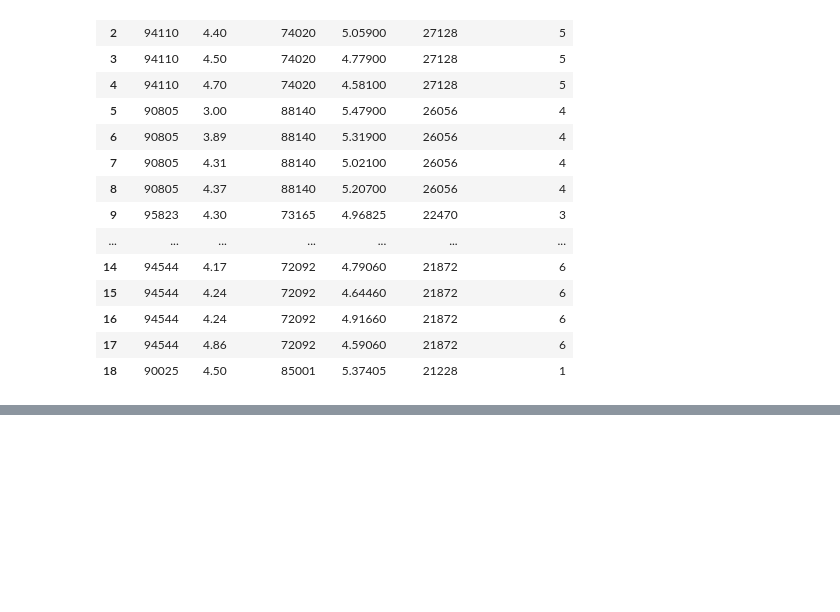
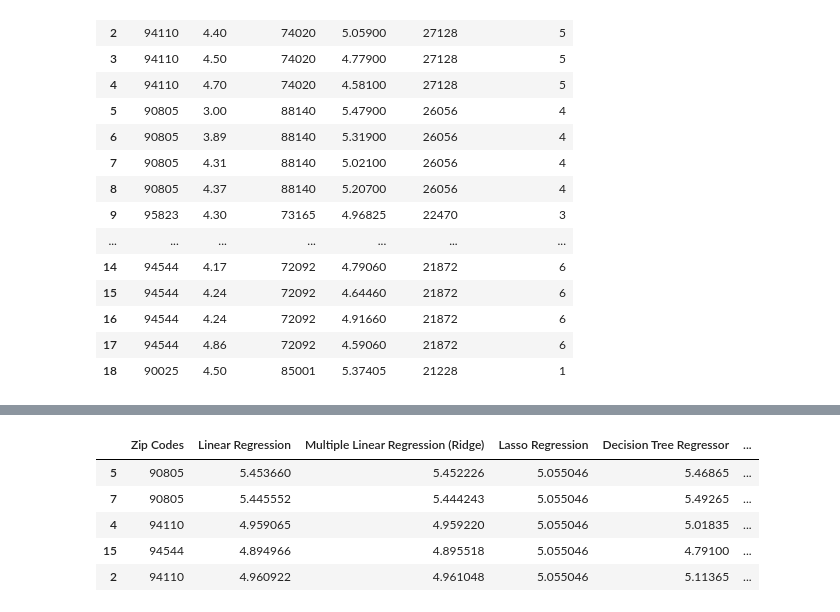
Before and after one commit to dakShh/coffee-business-prediction, a Jupyter notebook: notebooks/biz_prediction.ipynb, the cells around one changed output, grey strips where cells are left out. Cells and saved outputs as stored; diff of their text form; code cells hidden in the pictures; blank space fills up the shorter version.

```diff
--- a/notebooks/biz_prediction.ipynb
+++ b/notebooks/biz_prediction.ipynb
@@ -443,0 +721,13 @@ top_5_zip_codes_df
+# %%
+cols = ['Zip Codes'] + [col for col in predictions_df.columns if col != 'Zip Codes']
+
+predictions_df = predictions_df[cols]
+# %%
+predictions_df.sample(5)
+# %% [output]
+|  | Zip Codes | Linear Regression | Multiple Linear Regression (Ridge) | Lasso Regression | Decision Tree Regressor | ... |
+| 5 | 90805 | 5.453660 | 5.452226 | 5.055046 | 5.46865 | ... |
+| 7 | 90805 | 5.445552 | 5.444243 | 5.055046 | 5.49265 | ... |
+| 4 | 94110 | 4.959065 | 4.959220 | 5.055046 | 5.01835 | ... |
+| 15 | 94544 | 4.894966 | 4.895518 | 5.055046 | 4.79100 | ... |
+| 2 | 94110 | 4.960922 | 4.961048 | 5.055046 | 5.11365 | ... |
```
Also changed, not shown: parts of 38 cells of this notebook, 1 other file.
